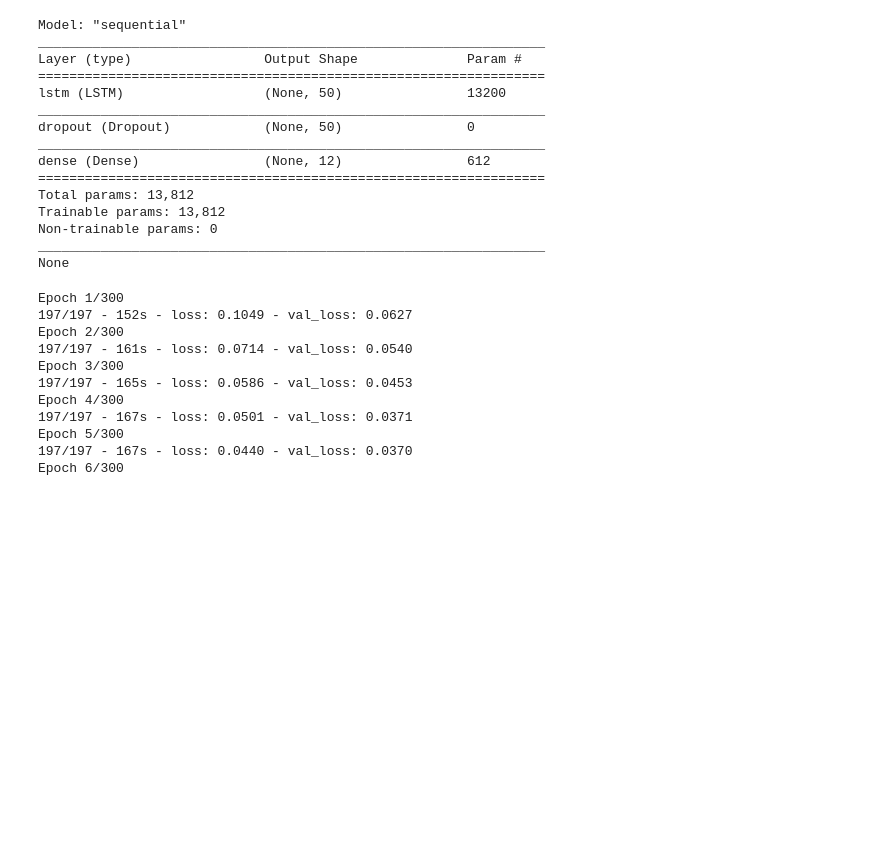
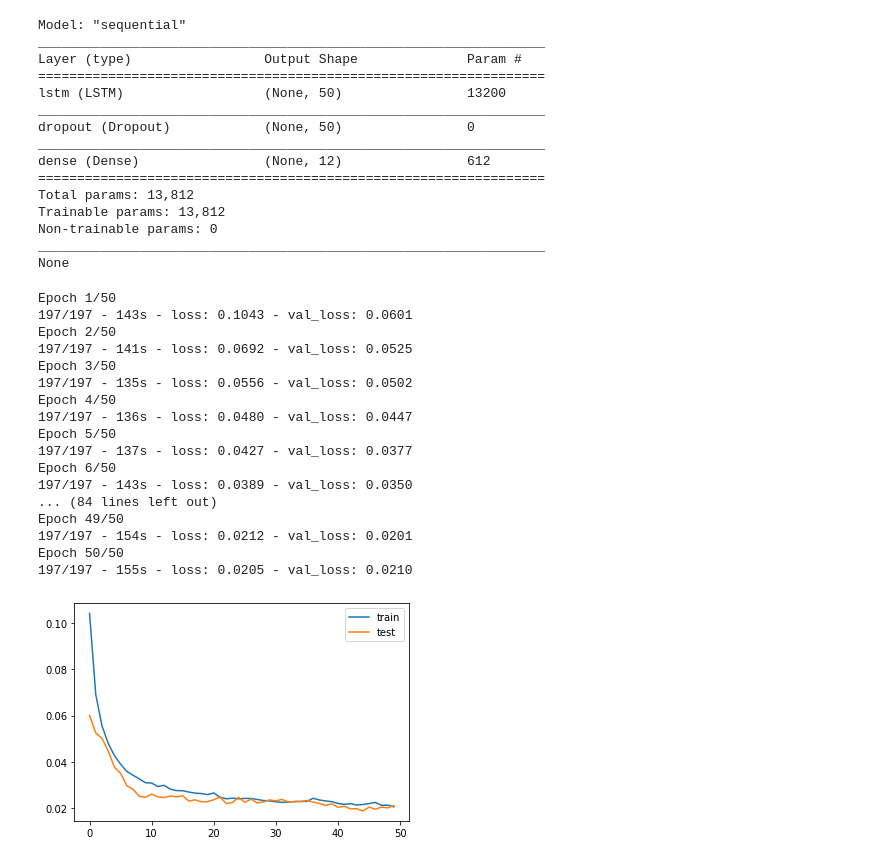
Before and after one commit to XIAxuanzheFrancis/Apprentissage-du-mod-le-LSTM, a Jupyter notebook: 3 algo/rnn_lstm_gru_lab.ipynb, the cells around one changed output. Cells and saved outputs as stored; diff of their text form; code cells hidden in the pictures; blank space fills up the shorter version.

```diff
--- a/3 algo/rnn_lstm_gru_lab.ipynb
+++ b/3 algo/rnn_lstm_gru_lab.ipynb
@@ -283,24 +283,31 @@ Non-trainable params: 0
 _________________________________________________________________
 None
 # %%
-history = model.fit(train_X, train_y, epochs=300, batch_size=144, validation_data=(test_X, test_y), verbose=2, shuffle=False)
+history = model.fit(train_X, train_y, epochs=50, batch_size=144, validation_data=(test_X, test_y), verbose=2, shuffle=False)
 # history = model.fit(train_X, train_y, epochs=200, batch_size=128, validation_data=(test_X, test_y), verbose=2, shuffle=False)
 plt.plot(history.history['loss'], label='train')
 plt.plot(history.history['val_loss'], label='test')
 plt.legend()
 plt.show()
 # %% [output]
-Epoch 1/300
-197/197 - 152s - loss: 0.1049 - val_loss: 0.0627
-Epoch 2/300
-197/197 - 161s - loss: 0.0714 - val_loss: 0.0540
-Epoch 3/300
-197/197 - 165s - loss: 0.0586 - val_loss: 0.0453
-Epoch 4/300
-197/197 - 167s - loss: 0.0501 - val_loss: 0.0371
-Epoch 5/300
-197/197 - 167s - loss: 0.0440 - val_loss: 0.0370
-Epoch 6/300
+Epoch 1/50
+197/197 - 143s - loss: 0.1043 - val_loss: 0.0601
+Epoch 2/50
+197/197 - 141s - loss: 0.0692 - val_loss: 0.0525
+Epoch 3/50
+197/197 - 135s - loss: 0.0556 - val_loss: 0.0502
+Epoch 4/50
+197/197 - 136s - loss: 0.0480 - val_loss: 0.0447
+Epoch 5/50
+197/197 - 137s - loss: 0.0427 - val_loss: 0.0377
+Epoch 6/50
+197/197 - 143s - loss: 0.0389 - val_loss: 0.0350
+... (84 lines left out)
+Epoch 49/50
+197/197 - 154s - loss: 0.0212 - val_loss: 0.0201
+Epoch 50/50
+197/197 - 155s - loss: 0.0205 - val_loss: 0.0210
+[figure, added]
 # %%
 yhat = model.predict(test_X)
 test_X = test_X.reshape((test_X.shape[0], n_seconds*n_features))
```
Also changed, not shown: parts of 48 cells of this notebook, 6 other files.
